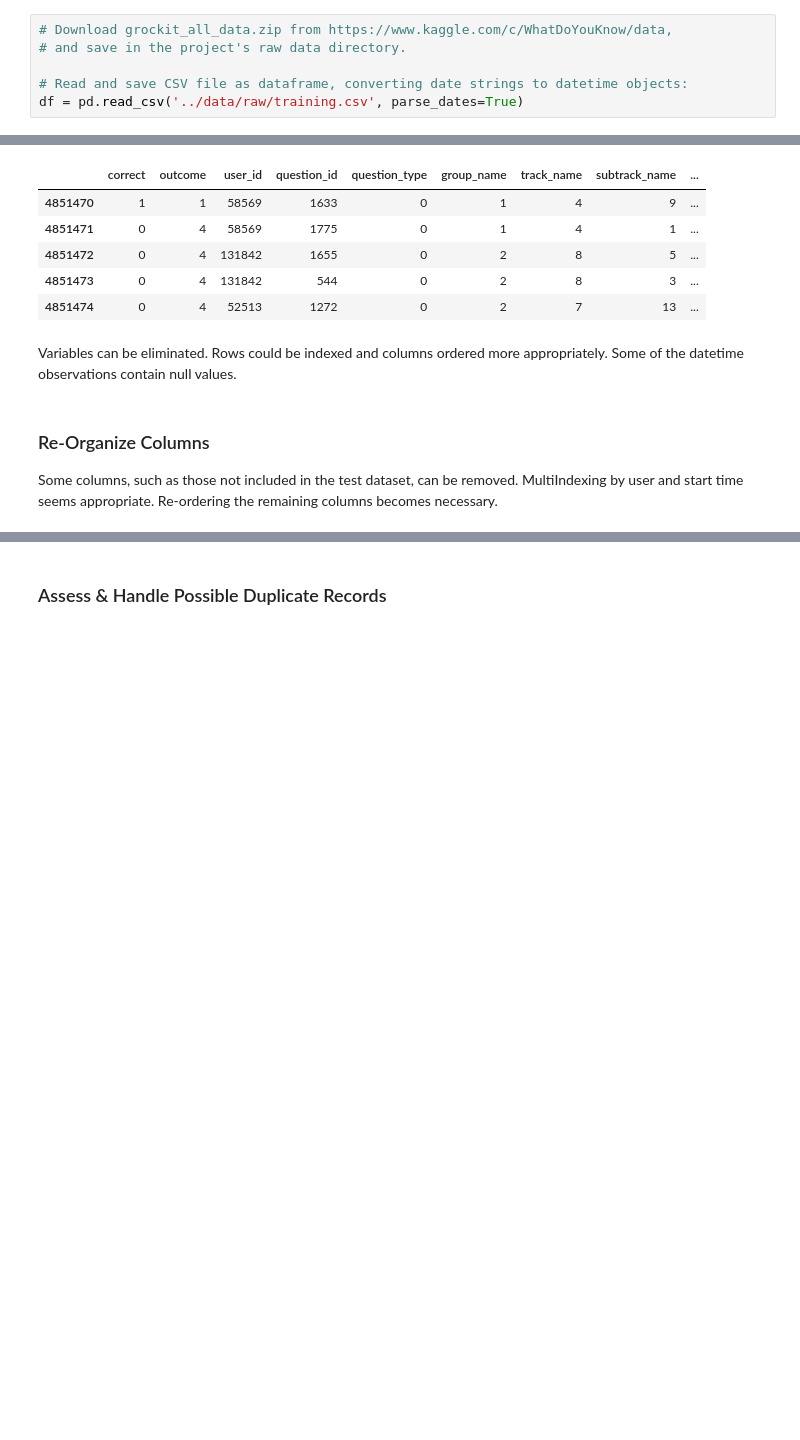
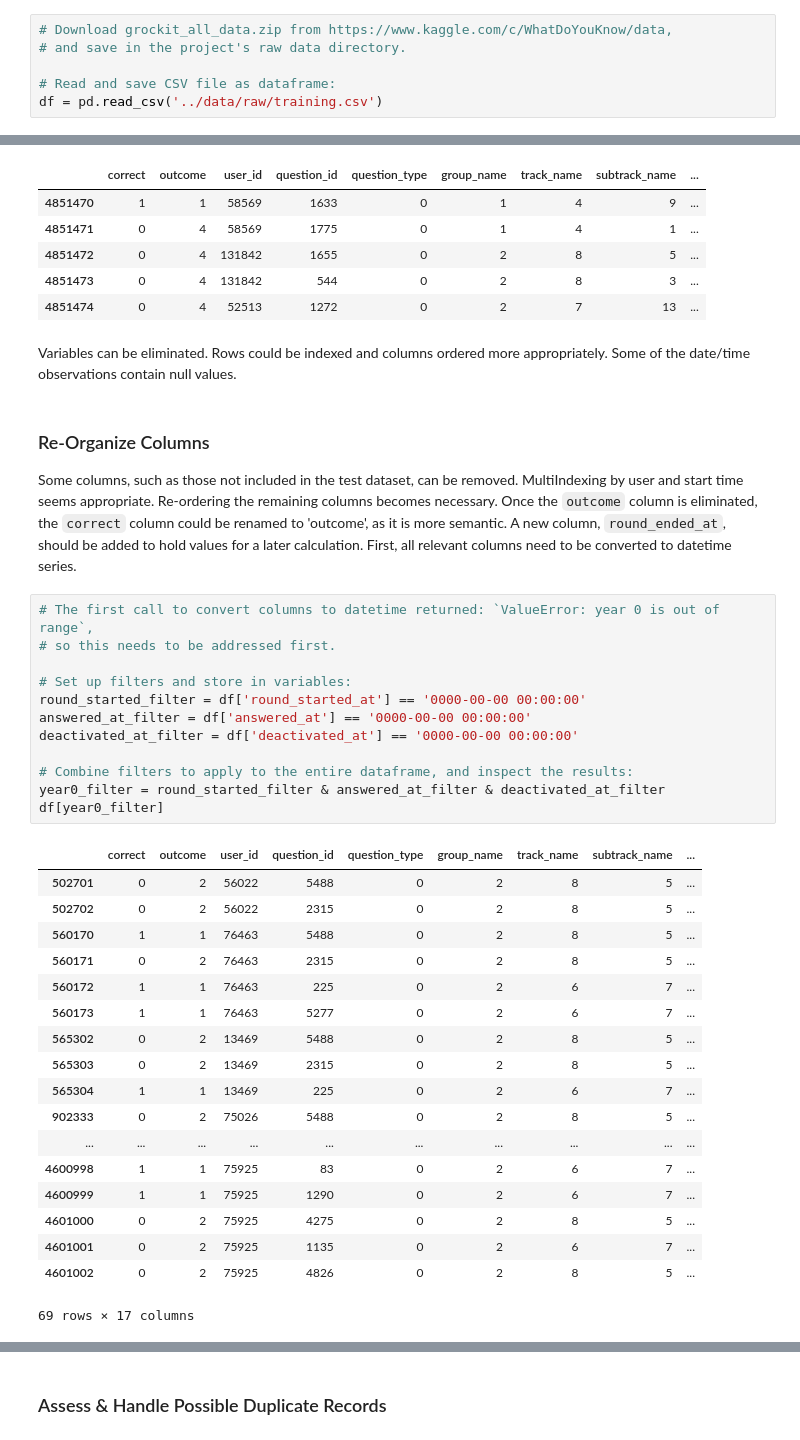
Before and after one commit to oserttas-math/predicting_assessment_mastery, a Jupyter notebook: notebooks/1.0-humburgc-initial_data_exploration.ipynb, the cells around one changed output, grey strips where cells are left out. Drawn from its saved outputs; the diff is of its cells as text; blank space fills up the shorter version.

```diff
--- a/notebooks/1.0-humburgc-initial_data_exploration.ipynb
+++ b/notebooks/1.0-humburgc-initial_data_exploration.ipynb
@@ -79,6 +79,6 @@ from collections import Counter
 # Download grockit_all_data.zip from https://www.kaggle.com/c/WhatDoYouKnow/data,
 # and save in the project's raw data directory.
 
-# Read and save CSV file as dataframe, converting date strings to datetime objects:
-df = pd.read_csv('../data/raw/training.csv', parse_dates=True)
+# Read and save CSV file as dataframe:
+df = pd.read_csv('../data/raw/training.csv')
 # %% [markdown]
@@ -127,8 +127,39 @@ df.tail()
 | 4851473 | 0 | 4 | 131842 | 544 | 0 | 2 | 8 | 3 | ... |
 | 4851474 | 0 | 4 | 52513 | 1272 | 0 | 2 | 7 | 13 | ... |
 # %% [markdown]
-Variables can be eliminated. Rows could be indexed and columns ordered more appropriately. Some of the datetime observations contain null values.
+Variables can be eliminated. Rows could be indexed and columns ordered more appropriately. Some of the date/time observations contain null values.
 # %% [markdown]
 ### Re-Organize Columns
 
-Some columns, such as those not included in the test dataset, can be removed. MultiIndexing by user and start time seems appropriate. Re-ordering the remaining columns becomes necessary.
+Some columns, such as those not included in the test dataset, can be removed. MultiIndexing by user and start time seems appropriate. Re-ordering the remaining columns becomes necessary. Once the `outcome` column is eliminated, the `correct` column could be renamed to 'outcome', as it is more semantic. A new column, `round_ended_at`, should be added to hold values for a later calculation. First, all relevant columns need to be converted to datetime series.
+# %%
+# The first call to convert columns to datetime returned: `ValueError: year 0 is out of range`,
+# so this needs to be addressed first.
+
+# Set up filters and store in variables:
+round_started_filter = df['round_started_at'] == '0000-00-00 00:00:00'
+answered_at_filter = df['answered_at'] == '0000-00-00 00:00:00'
+deactivated_at_filter = df['deactivated_at'] == '0000-00-00 00:00:00'
+
+# Combine filters to apply to the entire dataframe, and inspect the results:
+year0_filter = round_started_filter & answered_at_filter & deactivated_at_filter
+df[year0_filter]
+# %% [output]
+|  | correct | outcome | user_id | question_id | question_type | group_name | track_name | subtrack_name | ... |
+| 502701 | 0 | 2 | 56022 | 5488 | 0 | 2 | 8 | 5 | ... |
+| 502702 | 0 | 2 | 56022 | 2315 | 0 | 2 | 8 | 5 | ... |
+| 560170 | 1 | 1 | 76463 | 5488 | 0 | 2 | 8 | 5 | ... |
+| 560171 | 0 | 2 | 76463 | 2315 | 0 | 2 | 8 | 5 | ... |
+| 560172 | 1 | 1 | 76463 | 225 | 0 | 2 | 6 | 7 | ... |
+| 560173 | 1 | 1 | 76463 | 5277 | 0 | 2 | 6 | 7 | ... |
+| 565302 | 0 | 2 | 13469 | 5488 | 0 | 2 | 8 | 5 | ... |
+| 565303 | 0 | 2 | 13469 | 2315 | 0 | 2 | 8 | 5 | ... |
+| 565304 | 1 | 1 | 13469 | 225 | 0 | 2 | 6 | 7 | ... |
+| 902333 | 0 | 2 | 75026 | 5488 | 0 | 2 | 8 | 5 | ... |
+| ... | ... | ... | ... | ... | ... | ... | ... | ... | ... |
+| 4600998 | 1 | 1 | 75925 | 83 | 0 | 2 | 6 | 7 | ... |
+| 4600999 | 1 | 1 | 75925 | 1290 | 0 | 2 | 6 | 7 | ... |
+| 4601000 | 0 | 2 | 75925 | 4275 | 0 | 2 | 8 | 5 | ... |
+| 4601001 | 0 | 2 | 75925 | 1135 | 0 | 2 | 6 | 7 | ... |
+| 4601002 | 0 | 2 | 75925 | 4826 | 0 | 2 | 8 | 5 | ... |
+69 rows × 17 columns
```
Also changed, not shown: parts of 43 cells of this notebook.
